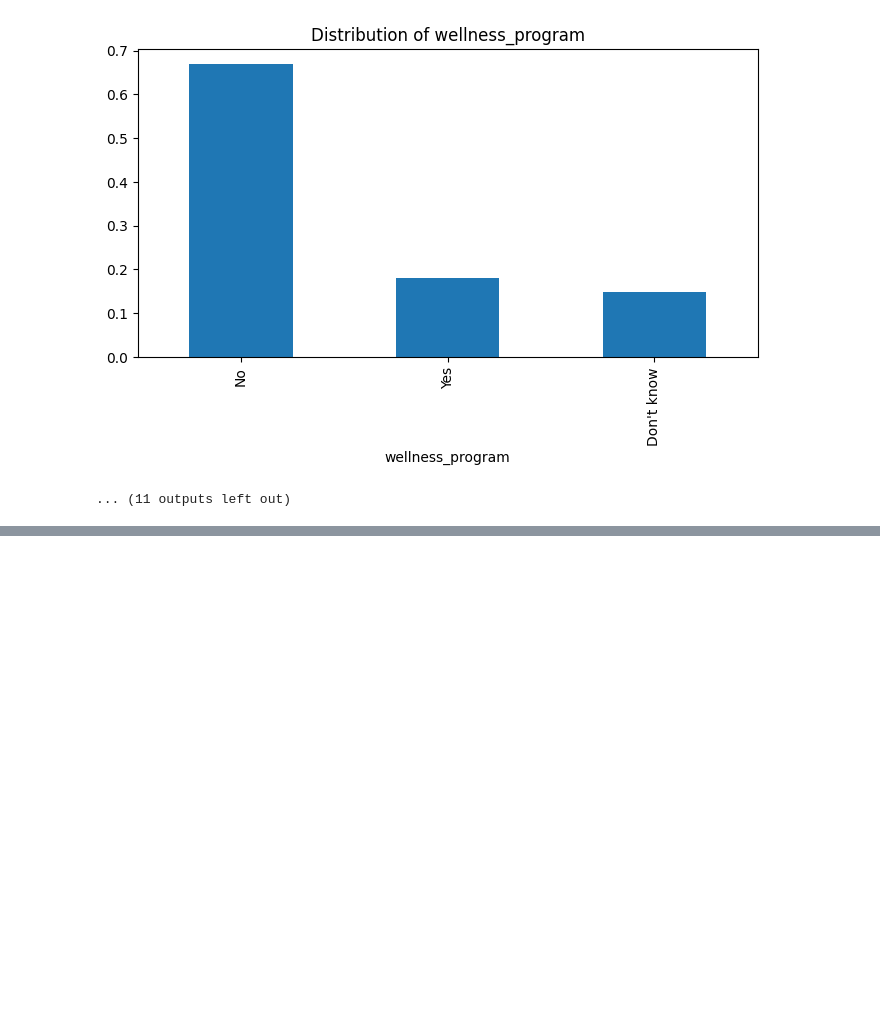
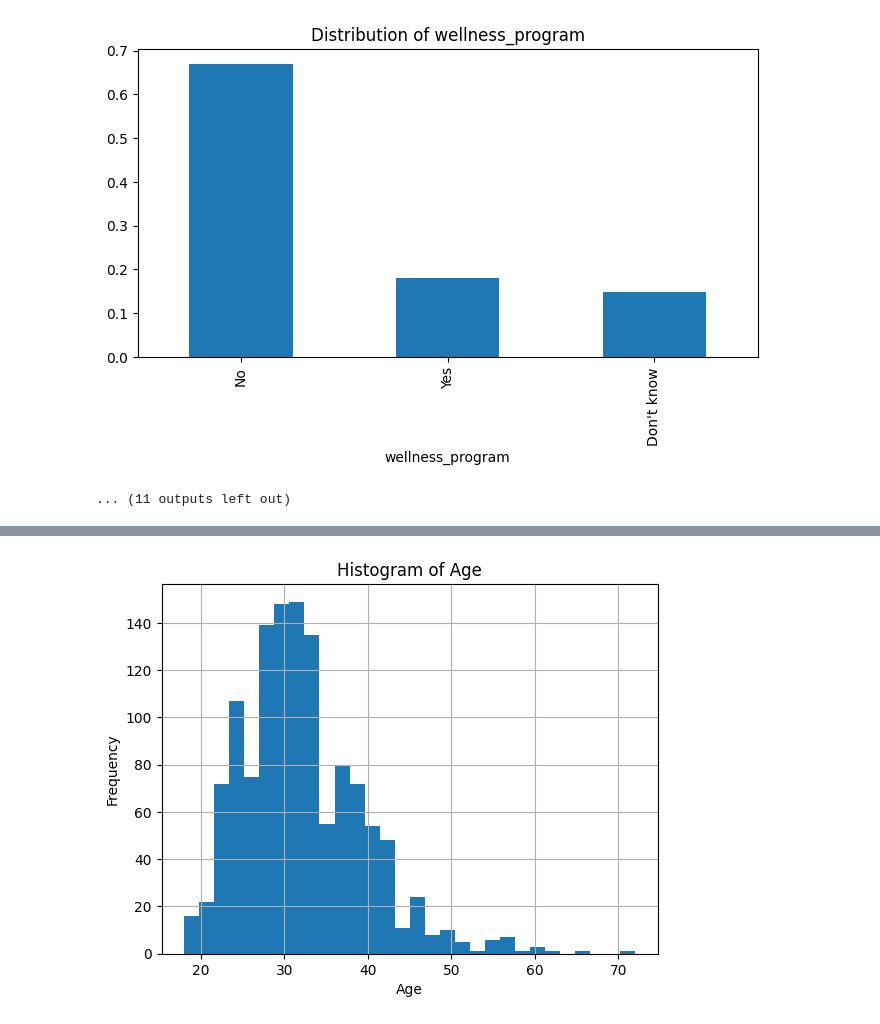
Before and after one commit to aking1024/DSS740_Final, a Jupyter notebook: Data.Preprocessing.ipynb, the cells around one changed output, grey strips where cells are left out. Cells and saved outputs as stored; diff of their text form; code cells hidden in the pictures; blank space fills up the shorter version.

```diff
--- a/Data.Preprocessing.ipynb
+++ b/Data.Preprocessing.ipynb
@@ -179,0 +343,2 @@ for col in categorical_columns:
+# %%
+df = df[(df['Age'] >= 15) & (df['Age'] <= 100)]
@@ -179,0 +357,8 @@ for col in categorical_columns:
+# %%
+df['Age'].hist(bins=30)
+plt.title('Histogram of Age')
+plt.xlabel('Age')
+plt.ylabel('Frequency')
+plt.show()
+# %% [output]
+[figure, added]
```
Also changed, not shown: parts of 16 cells of this notebook.
